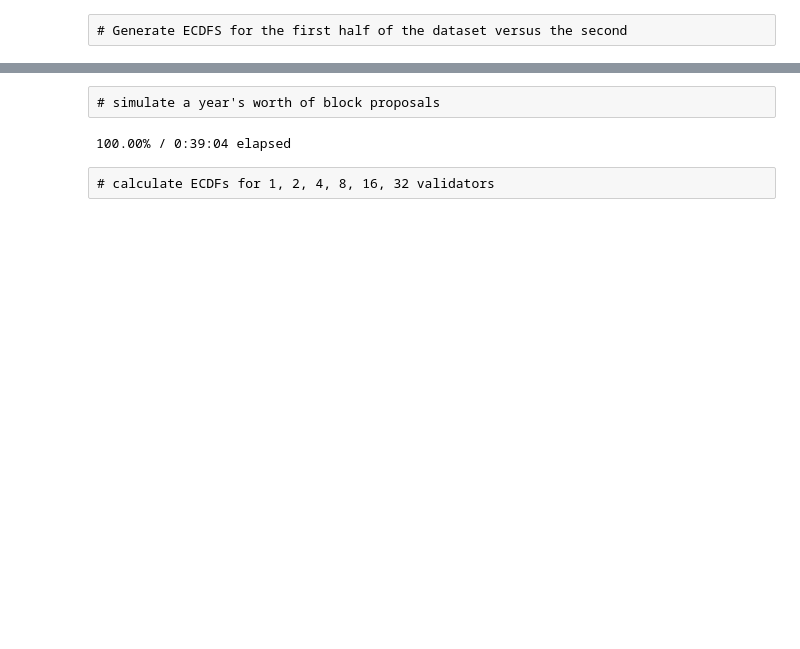
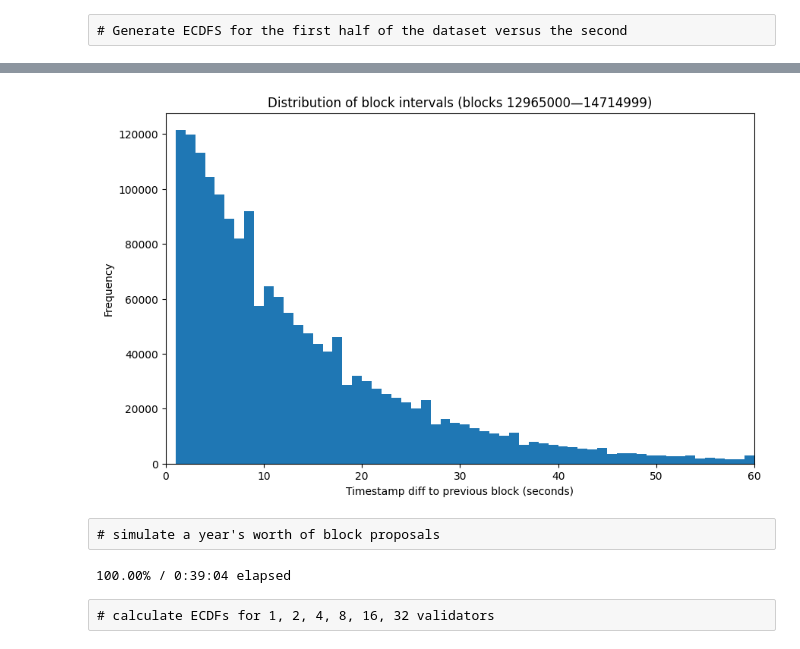
Before and after one commit to pintail-xyz/post-merge-mev, a Jupyter notebook: model-post-merge-returns.ipynb, the cells around one changed output, grey strips where cells are left out. Cells and saved outputs as stored; diff of their text form; code cells hidden in the pictures; blank space fills up the shorter version.

Commit message:
Article progress and added daily totals

```diff
--- a/model-post-merge-returns.ipynb
+++ b/model-post-merge-returns.ipynb
@@ -74,34 +127 @@ cursor = connection.cursor()
-# %%
-
-sql = (
-    "SELECT * FROM block_totals WHERE block_number BETWEEN %s AND %s "
-    "ORDER BY block_number"
-)
-cursor.execute(sql, (start_block, end_block))
-
-(
-    block_numbers, block_timestamps, base_fees, gas_used,
-    net_transfers, net_fees, burned_fees, ts_diff_1, ts_diff_2
-) = zip(*cursor.fetchall())
-
-miner_extracted = [float(t + f) for t, f in zip(net_transfers, net_fees)]
-
-# save data into a pandas dataframe
-
-df = pd.DataFrame({
-    'block_number': [int(bn) for bn in block_numbers],
-    'timestamp': pd.to_datetime(block_timestamps),
-    'gas_used': [int(gu) for gu in gas_used],
-    'base_fee': [int(bf) for bf in base_fees],
-    'net_transfers': [float(nt) for nt in net_transfers],
-    'net_fees': [float(nf) for nf in net_fees],
-    'miner_extracted': miner_extracted,
-    'burned_fees': [float(bf) for bf in burned_fees]
-})
-
-# calculate average block interval
-
-mean_interval = (df['timestamp'].max() - df['timestamp'].min()) / (len(df) - 1)
-
-scaling_factor = SECONDS_PER_SLOT / mean_interval.total_seconds()
 # %% [raw]
@@ -213,3 +283,12 @@ table.style.hide().format({'quantile': '{:.1f}%'})
+# %%
+fig, ax = plt.subplots(figsize=(10, 6))
+df['ts_diff_1'].plot.hist(bins=[b for b in range(61)], ax=ax)
+ax.set_xlabel('Timestamp diff to previous block (seconds)')
+ax.set_ylabel('Frequency')
+ax.set_title('Distribution of Block Intervals (blocks 12965000—14714999)')
+ax.set_xlim(xmin=0, xmax=60);
+# %% [output]
+[figure, added]
 # %% [raw]
 # simulate a year's worth of block proposals
 # %%
```
Also changed, not shown: parts of 15 cells of this notebook, 2 other files.
